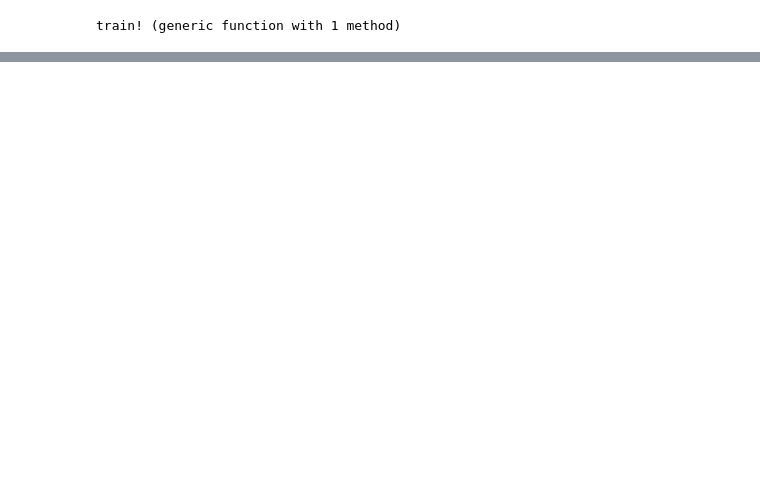
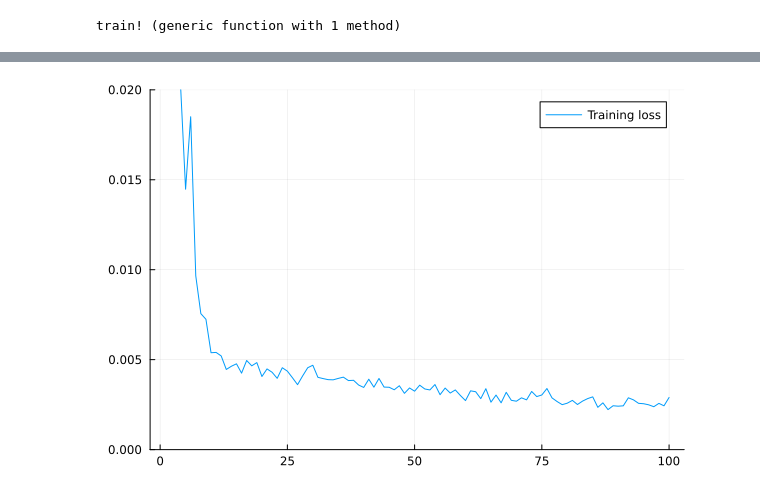
Before and after one commit to lucpaoli/SAFT_ML, a Jupyter notebook: 4_gnn_saft.ipynb, the cells around one changed output, grey strips where cells are left out. Drawn from its saved outputs; the diff is of its cells as text; code cells hidden in the pictures; blank space fills up the shorter version.

```diff
--- a/4_gnn_saft.ipynb
+++ b/4_gnn_saft.ipynb
@@ -244,0 +332,4 @@ train!(model)
+# %%
+plot(epoch_loss_vec, label = "Training loss", ylims=(0.0, 0.02))
+# %% [output]
+[figure, added]
```
Also changed, not shown: parts of 12 cells of this notebook, 1 other file.
